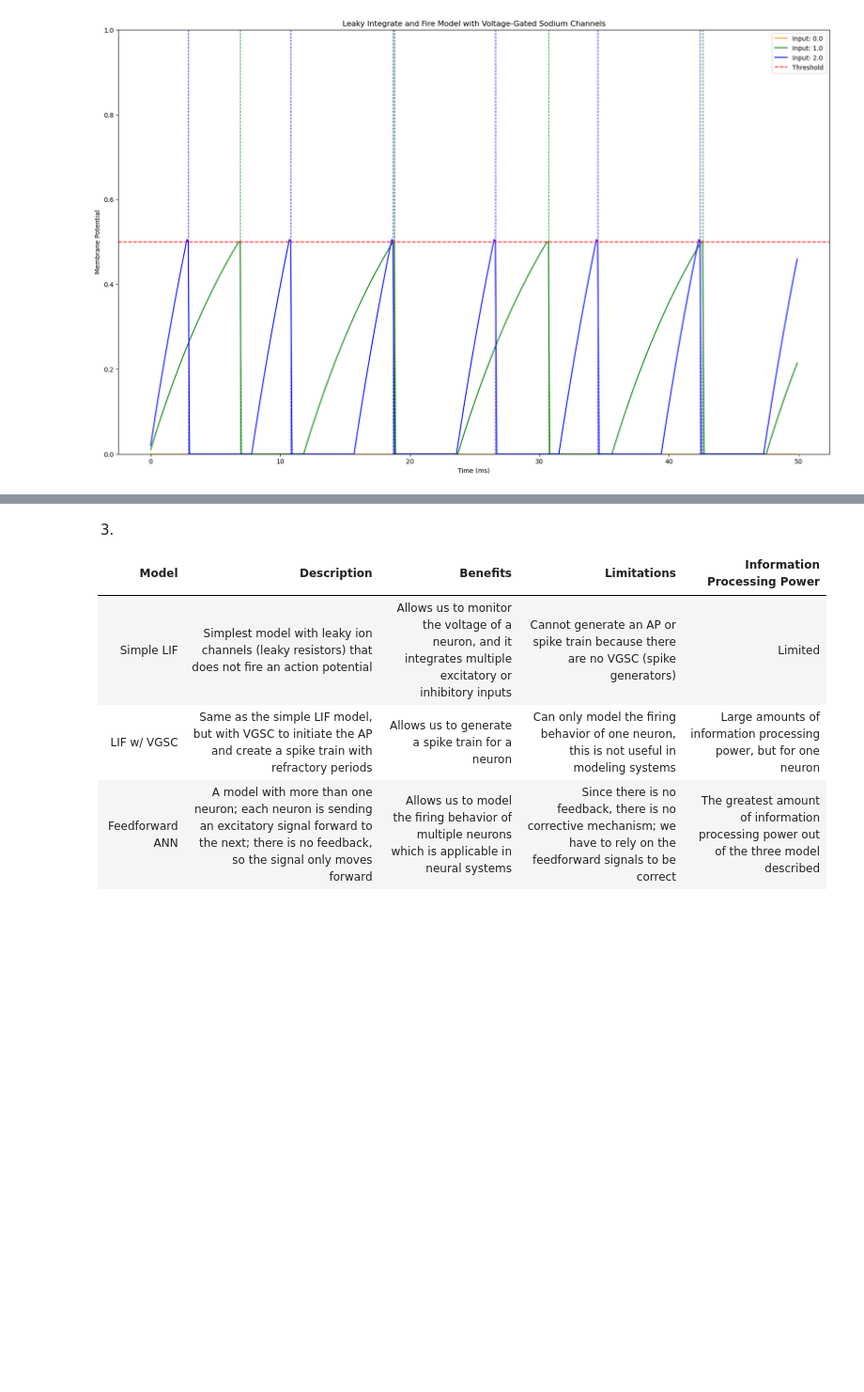
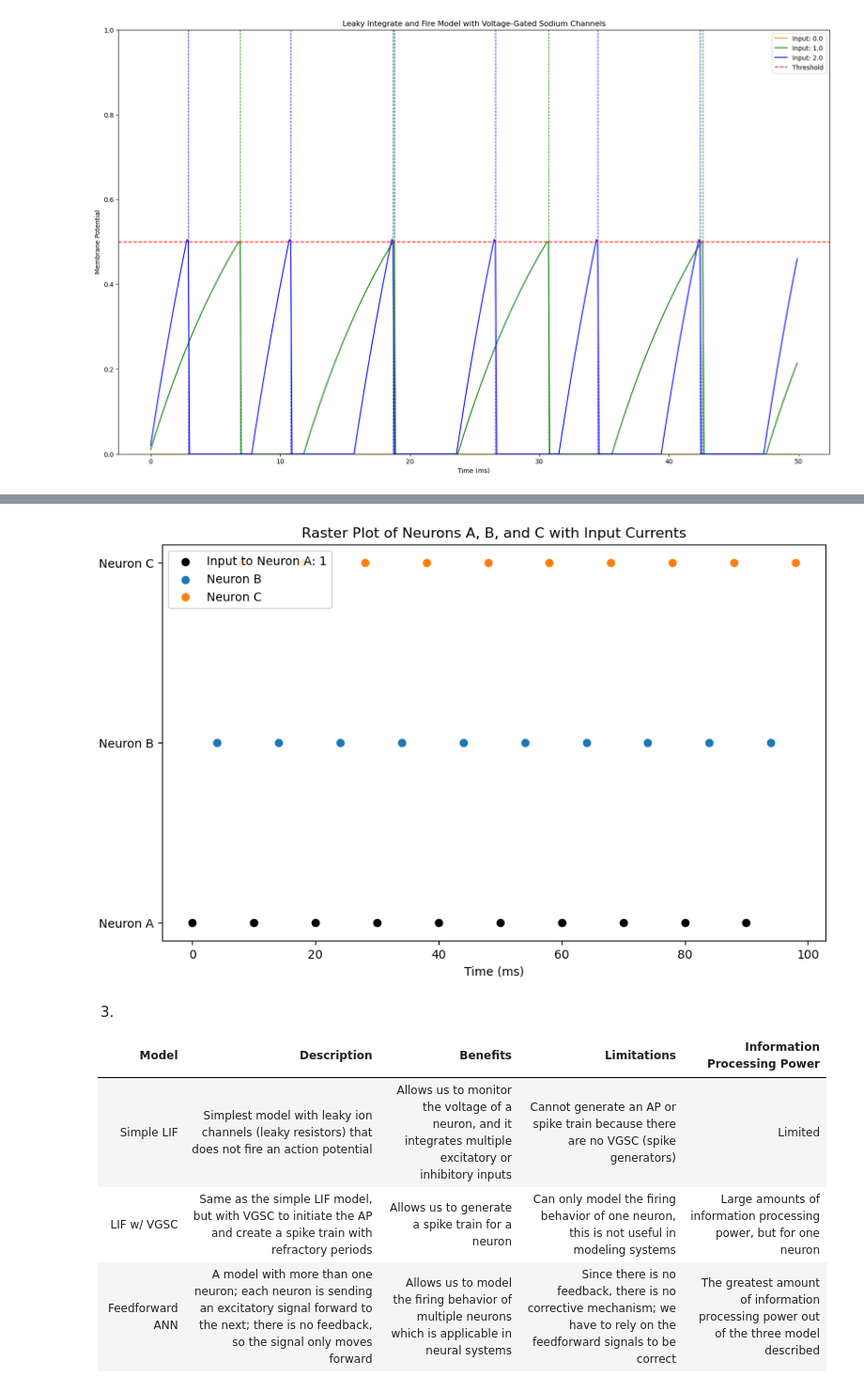
Before and after one commit to taybaugher/BMED4803Group2HW2, a Jupyter notebook: Unit1FinalProj (1).ipynb, the cells around one changed output, grey strips where cells are left out. Shown at 94% size. Drawn from its saved outputs; the diff is of its cells as text; code cells hidden in the pictures; blank space fills up the shorter version.

```diff
--- a/Unit1FinalProj (1).ipynb
+++ b/Unit1FinalProj (1).ipynb
@@ -171,3 +122,62 @@ plt.show()
+# %%
+import numpy as np
+import matplotlib.pyplot as plt
+
+# Define constants
+time_steps = 1000
+dt = 0.1
+rate_neuron_A = 100  # Firing rate of neuron A (Hz)
+weight_A_to_B = 0.1
+weight_B_to_C = 0.2
+time_delay_B = 40  # Time delay for neuron B (in time steps)
+time_delay_C = 40  # Time delay for neuron C (in time steps)
+
+# Define arrays to store spikes
+spikes_A = np.zeros(time_steps)
+spikes_B = np.zeros(time_steps)
+spikes_C = np.zeros(time_steps)
+
+# Input current to neuron A
+input_current = 1
+
+# Threshold for spike generation
+threshold = 0.5
+
+# Determine spike times for neuron A based on its firing rate
+spike_times_A = np.arange(0, time_steps * dt, 1000 / rate_neuron_A)
+
+# Generate spikes for neuron A based on input current
+for spike_time in spike_times_A:
+    spike_index = int(spike_time / dt)
+    spikes_A[spike_index] = input_current
+
+# Generate spikes for neuron B based on inputs from neuron A with time delay
+for t in range(time_delay_B, time_steps):
+    if spikes_A[t - time_delay_B] >= threshold:
+        spikes_B[t] = 1
+
+# Generate spikes for neuron C based on inputs from neuron B with time delay
+for t in range(time_delay_C, time_steps):
+    if spikes_B[t - time_delay_C] >= threshold:
+        spikes_C[t] = 1
+
+# Create raster plot
+plt.figure(figsize=(10, 6))
+for i, spikes in enumerate([spikes_A, spikes_B, spikes_C]):
+    spike_times = np.where(spikes >= threshold)[0] * dt
+    neuron_labels = ['Neuron A', 'Neuron B', 'Neuron C']
+    if i == 0:
+        plt.scatter(spike_times, np.ones_like(spike_times) * i, label=f'Input to Neuron A: {input_current}', color='black')
+    else:
+        plt.scatter(spike_times, np.ones_like(spike_times) * i, label=neuron_labels[i])
+
+plt.xlabel('Time (ms)')
+plt.yticks([0, 1, 2], ['Neuron A', 'Neuron B', 'Neuron C'])
+plt.title('Raster Plot of Neurons A, B, and C with Input Currents')
+plt.legend()
+plt.show()
+# %% [output]
+[figure, added]
 # %% [markdown]
 3.
 | **Model** | **Description** | **Benefits** | **Limitations** | **Information Processing Power**
```
Also changed, not shown: parts of 4 cells of this notebook.
